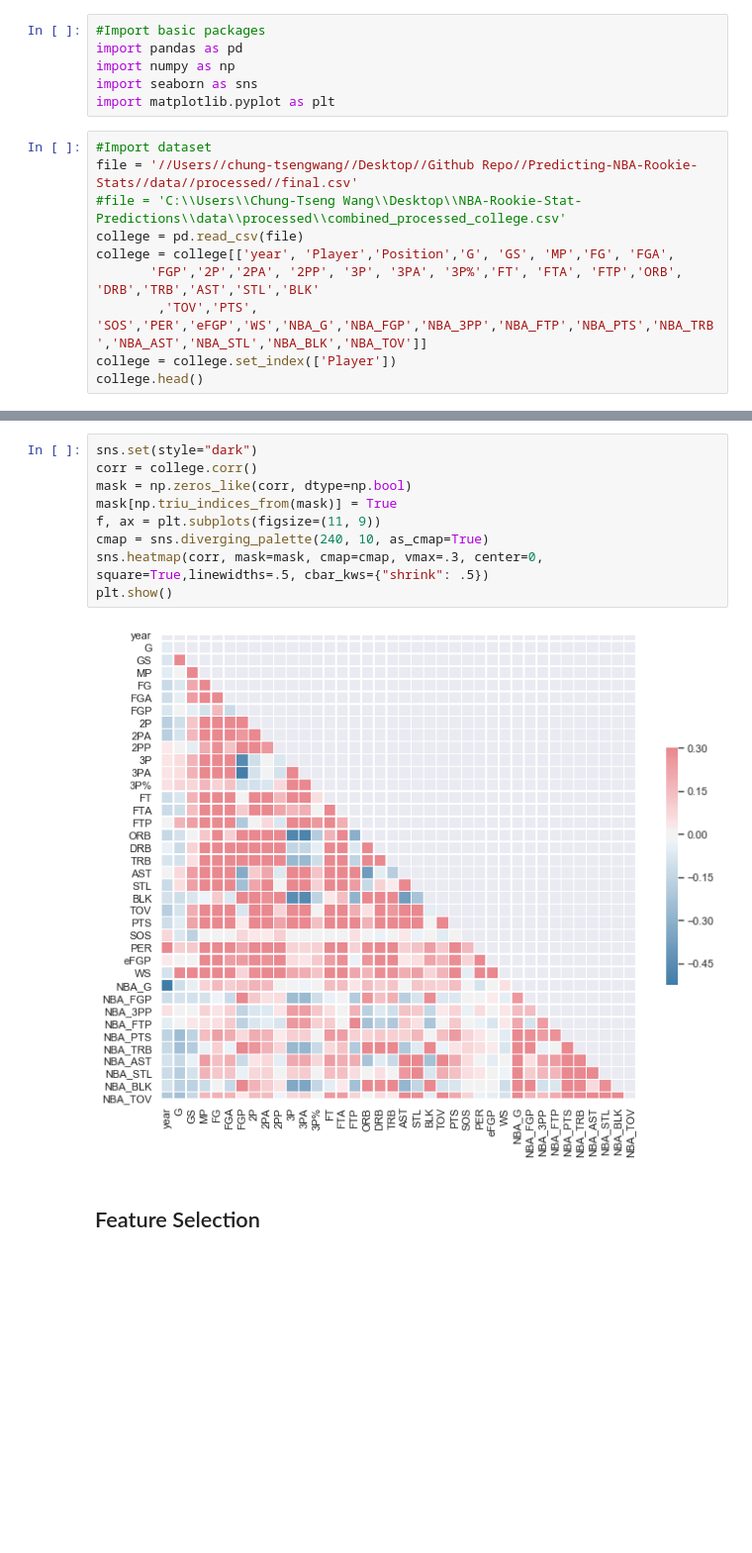
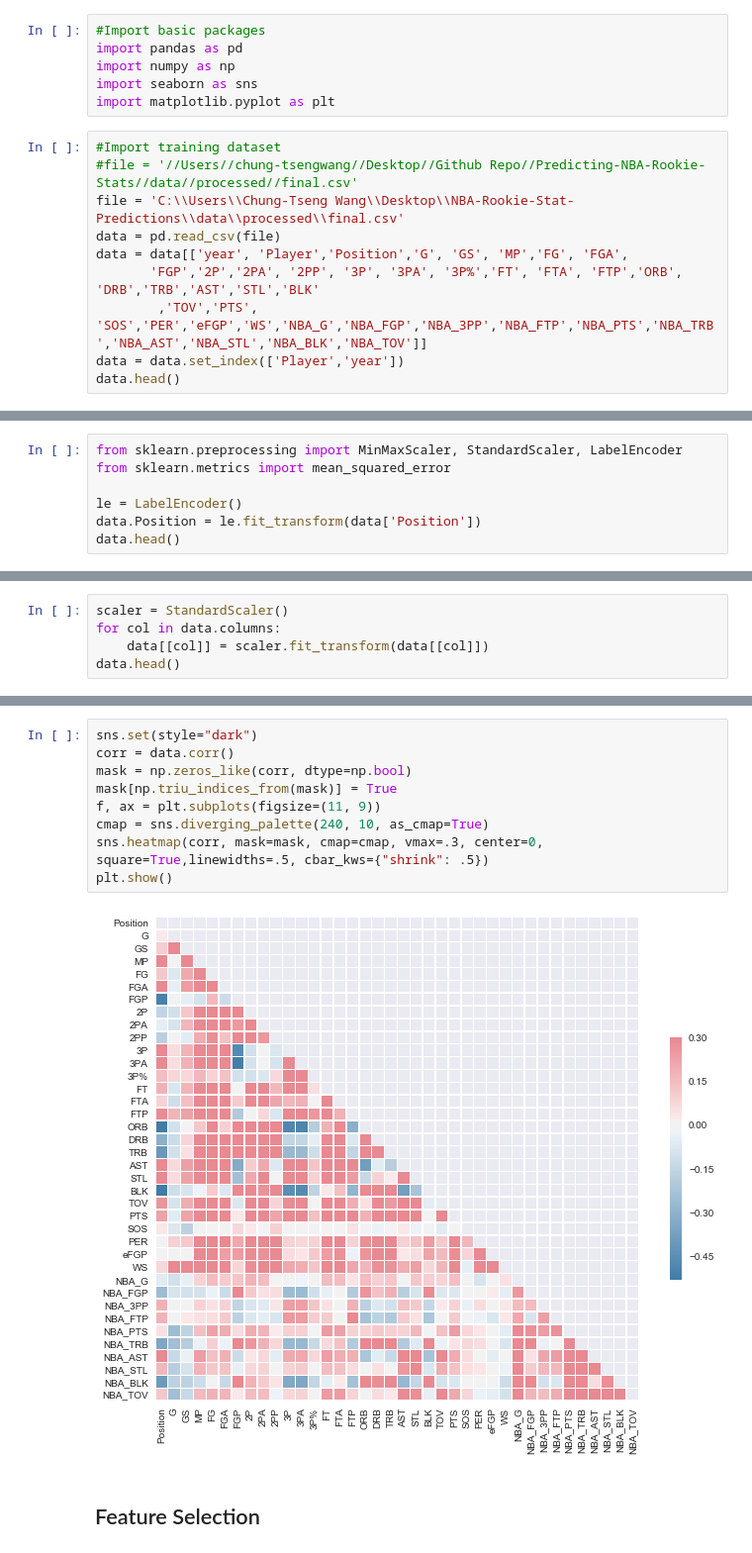
Before and after one commit to chungtseng96/NBA-Rookie-Stat-Predictions, a Jupyter notebook: model/Linear Regression.ipynb, the cells around one changed output, grey strips where cells are left out. Shown at 99% size. Drawn from its saved outputs; the diff is of its cells as text; blank space fills up the shorter version.

```diff
--- a/model/Linear Regression.ipynb
+++ b/model/Linear Regression.ipynb
@@ -7,13 +7,13 @@ import numpy as np
 import seaborn as sns
 import matplotlib.pyplot as plt
 # %%
-#Import dataset
-file = '//Users//chung-tsengwang//Desktop//Github Repo//Predicting-NBA-Rookie-Stats//data//processed//final.csv'
-#file = 'C:\\Users\\Chung-Tseng Wang\\Desktop\\NBA-Rookie-Stat-Predictions\\data\\processed\\combined_processed_college.csv'
-college = pd.read_csv(file)
-college = college[['year', 'Player','Position','G', 'GS', 'MP','FG', 'FGA',
+#Import training dataset
+#file = '//Users//chung-tsengwang//Desktop//Github Repo//Predicting-NBA-Rookie-Stats//data//processed//final.csv'
+file = 'C:\\Users\\Chung-Tseng Wang\\Desktop\\NBA-Rookie-Stat-Predictions\\data\\processed\\final.csv'
+data = pd.read_csv(file)
+data = data[['year', 'Player','Position','G', 'GS', 'MP','FG', 'FGA',
        'FGP','2P','2PA', '2PP', '3P', '3PA', '3P%','FT', 'FTA', 'FTP','ORB', 'DRB','TRB','AST','STL','BLK'
         ,'TOV','PTS', 'SOS','PER','eFGP','WS','NBA_G','NBA_FGP','NBA_3PP','NBA_FTP','NBA_PTS','NBA_TRB','NBA_AST','NBA_STL','NBA_BLK','NBA_TOV']]
-college = college.set_index(['Player'])
-college.head()
+data = data.set_index(['Player','year'])
+data.head()
 # %% [output]
@@ -27,0 +46,7 @@ college.head()
+# %%
+from sklearn.preprocessing import MinMaxScaler, StandardScaler, LabelEncoder
+from sklearn.metrics import mean_squared_error
+
+le = LabelEncoder()
+data.Position = le.fit_transform(data['Position'])
+data.head()
@@ -27,0 +74,5 @@ college.head()
+# %%
+scaler = StandardScaler()
+for col in data.columns:
+    data[[col]] = scaler.fit_transform(data[[col]])
+data.head()
@@ -28,13 +97,13 @@ college.head()
 # %%
 sns.set(style="dark")
-corr = college.corr()
+corr = data.corr()
 mask = np.zeros_like(corr, dtype=np.bool)
 mask[np.triu_indices_from(mask)] = True
 f, ax = plt.subplots(figsize=(11, 9))
 cmap = sns.diverging_palette(240, 10, as_cmap=True)
 sns.heatmap(corr, mask=mask, cmap=cmap, vmax=.3, center=0, square=True,linewidths=.5, cbar_kws={"shrink": .5})
 plt.show()
 # %% [output]
-[figure, old version]
+[figure, new version]
 # %% [markdown]
 ## Feature Selection
```
Also changed, not shown: parts of 13 cells of this notebook, 1 other file.
